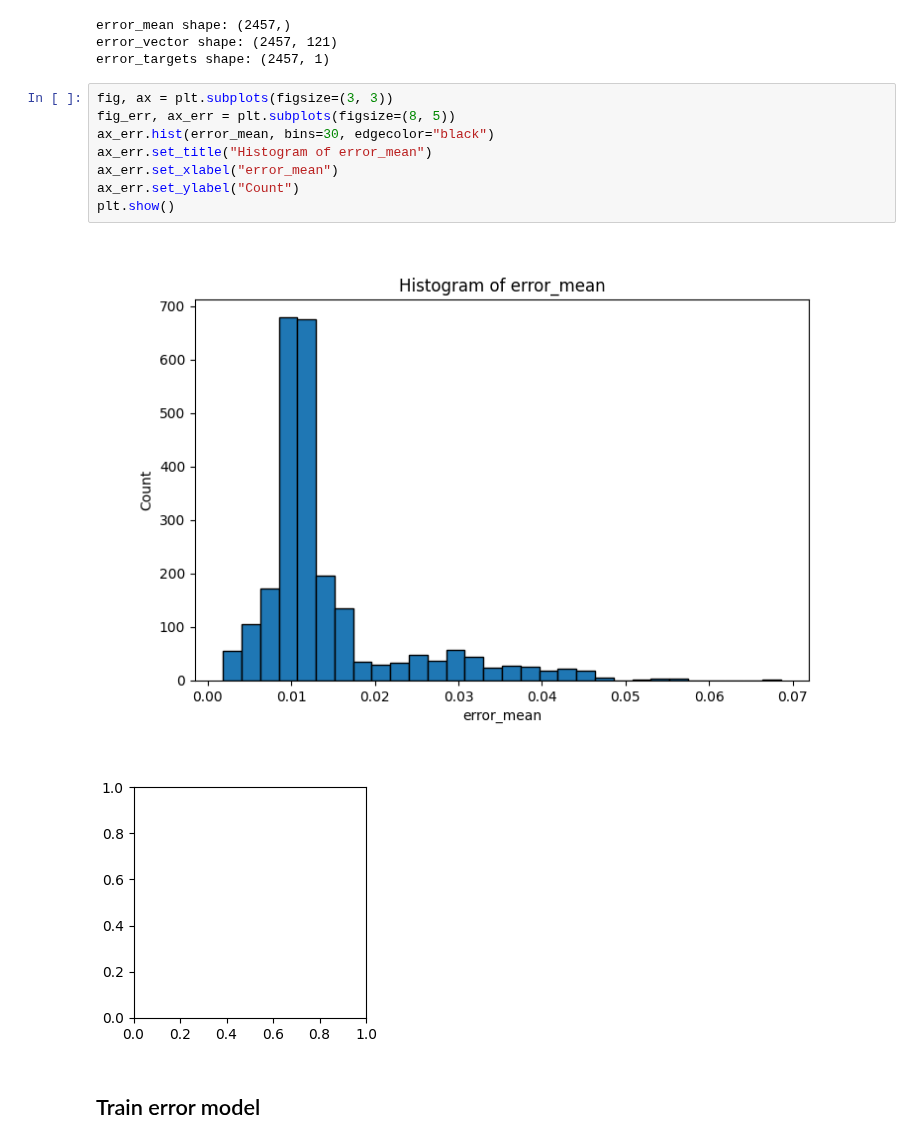
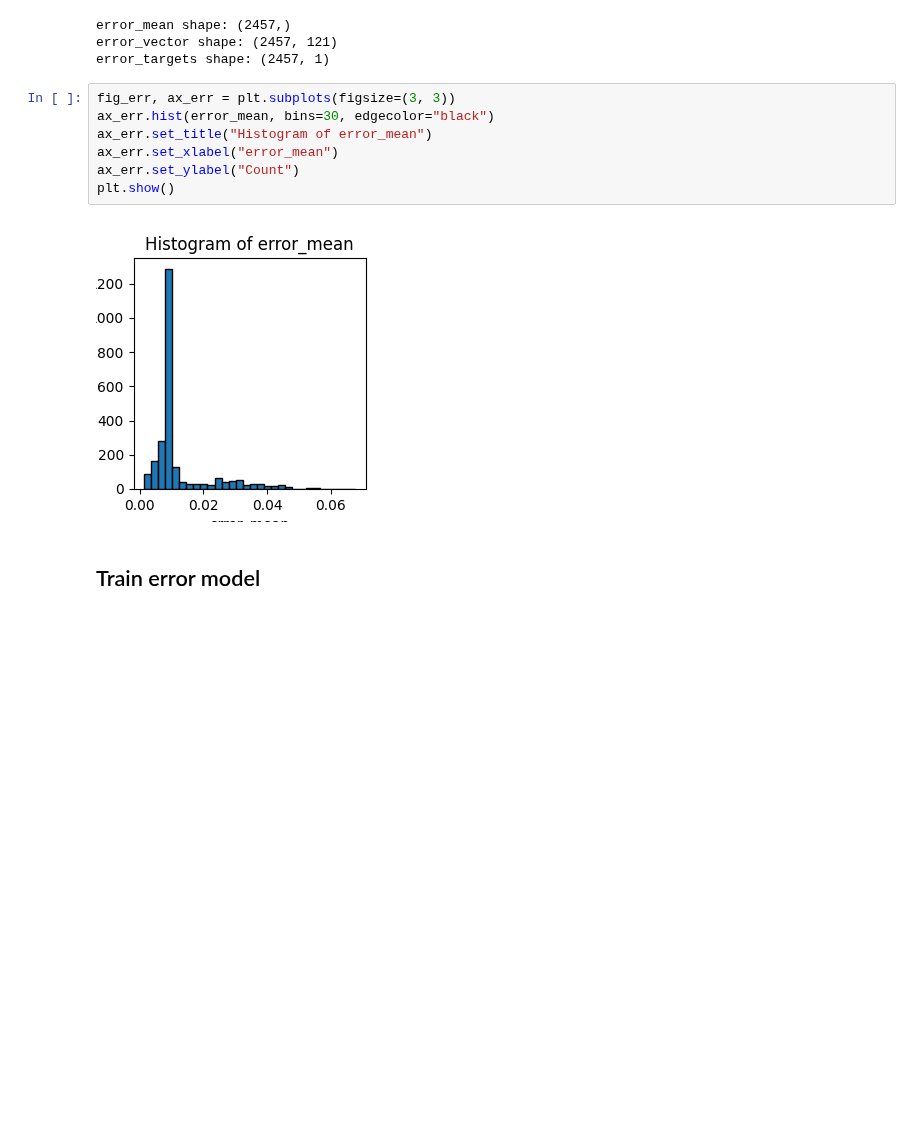
Before and after one commit to gnganesh99/NN_Error, a Jupyter notebook: notebooks/STM/stm_ms_i2s_attn.ipynb, the cells around one changed output. Cells and saved outputs as stored; diff of their text form; blank space fills up the shorter version.

```diff
--- a/notebooks/STM/stm_ms_i2s_attn.ipynb
+++ b/notebooks/STM/stm_ms_i2s_attn.ipynb
@@ -265,16 +265,14 @@ error_mean shape: (2457,)
 error_vector shape: (2457, 121)
 error_targets shape: (2457, 1)
 # %%
-fig, ax = plt.subplots(figsize=(3, 3))
-fig_err, ax_err = plt.subplots(figsize=(8, 5))
+fig_err, ax_err = plt.subplots(figsize=(3, 3))
 ax_err.hist(error_mean, bins=30, edgecolor="black")
 ax_err.set_title("Histogram of error_mean")
 ax_err.set_xlabel("error_mean")
 ax_err.set_ylabel("Count")
 plt.show()
 # %% [output]
-[figure, old version]
+[figure, new version]
-[figure, removed]
 # %% [markdown]
 ## Train error model
 # %%
```
Also changed, not shown: parts of 7 cells of this notebook.
